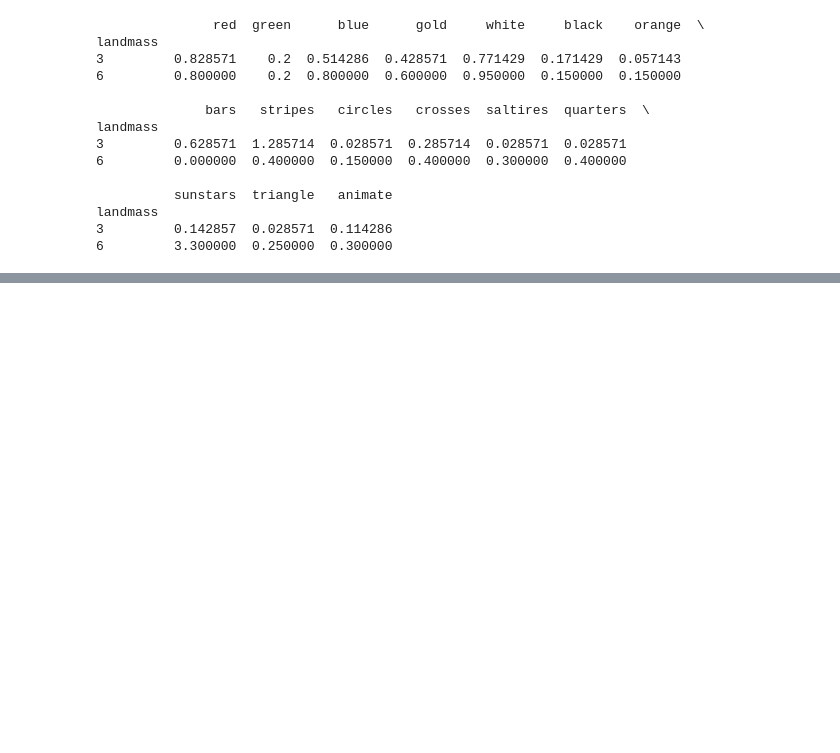
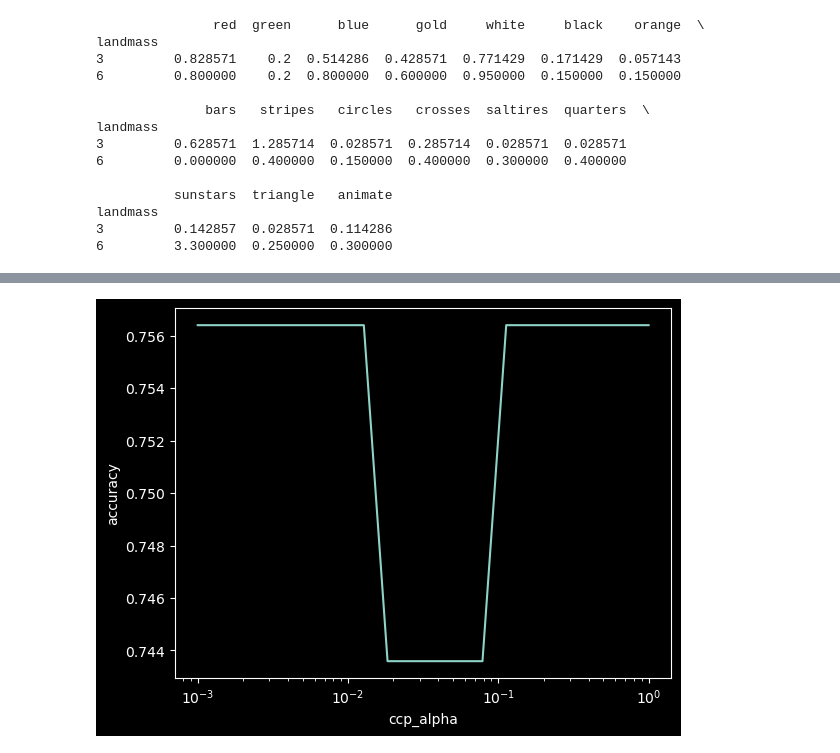
Before and after one commit to awkwardarm/Codecademy-Projects, a Jupyter notebook: Find The Flag/find_the_flag.ipynb, the cells around one changed output, grey strips where cells are left out. Cells and saved outputs as stored; diff of their text form; code cells hidden in the pictures; blank space fills up the shorter version.

```diff
--- a/Find The Flag/find_the_flag.ipynb
+++ b/Find The Flag/find_the_flag.ipynb
@@ -70,0 +116,15 @@ x_train, y_train, x_test, y_test = train_test_split(X, labels)
+# %%
+acc_pruned = []
+ccp = np.logspace(-3, 0, num=20)
+for i in ccp:
+    dt_prune = DecisionTreeClassifier(random_state = 1, max_depth = best_depth, ccp_alpha=i)
+    dt_prune.fit(x_train, y_train)
+    acc_pruned.append(dt_prune.score(x_test, y_test))
+
+plt.plot(ccp, acc_pruned)
+plt.xscale('log')
+plt.xlabel('ccp_alpha')
+plt.ylabel('accuracy')
+plt.show()
+# %% [output]
+[figure, added]
```
Also changed, not shown: parts of 5 cells of this notebook.
